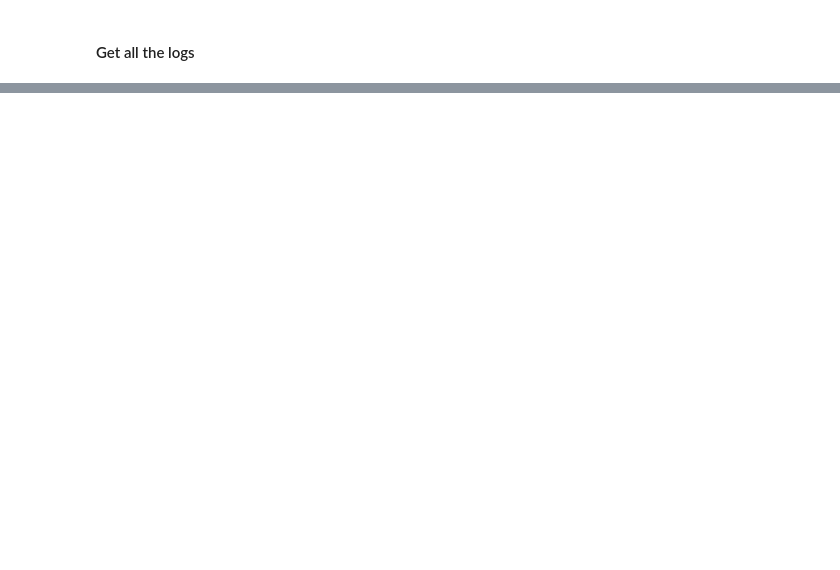
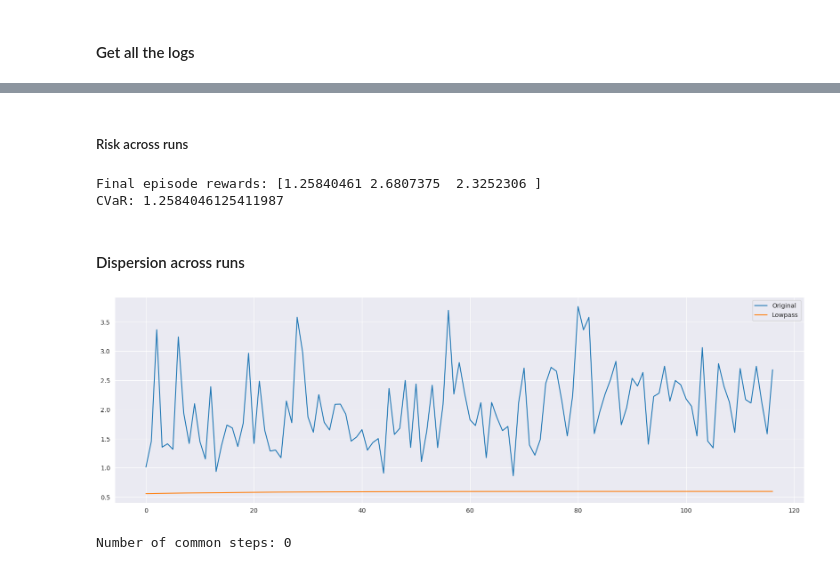
Before and after one commit to Farama-Foundation/A2Perf, a Jupyter notebook: viz/analysis/quadruped_locomotion/Metrics.ipynb, the cells around one changed output, grey strips where cells are left out. Saved outputs shown, nothing was run; the diff lists cells and outputs as text; code cells hidden in the pictures; blank space fills up the shorter version.

```diff
--- a/viz/analysis/quadruped_locomotion/Metrics.ipynb
+++ b/viz/analysis/quadruped_locomotion/Metrics.ipynb
@@ -83,0 +485,55 @@ sns.lineplot(data=ep_rew_df, x='step', y='value')
+# %% [markdown]
+
+##### Risk across runs
+# %%
+# Get the final episode reward for each seed
+final_episode_rewards = ep_rew_clean.groupby('seed').tail(1)
+print(f'Final episode rewards: {final_episode_rewards["value"].values}')
+
+# Compute the CVaR of the final episode rewards
+alpha = 0.05
+bottom_alpha_percent = np.percentile(final_episode_rewards['value'].values, alpha * 100, interpolation='linear')
+cvar = np.mean(final_episode_rewards['value'].values[final_episode_rewards['value'].values <= bottom_alpha_percent])
+print(f'CVaR: {cvar}')
+# %% [output]
+Final episode rewards: [1.25840461 2.6807375  2.3252306 ]
+CVaR: 1.2584046125411987
+# %% [markdown]
+#### Dispersion across runs
+# %%
+def lowpass_filter(curve, lowpass_thresh):
+    filt_b, filt_a = scipy.signal.butter(8, lowpass_thresh)
+
+    def butter_filter_fn(c):
+        padlen = min(len(c) - 1, 3 * max(len(filt_a), len(filt_b)))
+        return scipy.signal.filtfilt(filt_b, filt_a, curve, padlen=padlen)
+
+    processed_curve = butter_filter_fn(curve)
+    return processed_curve
+# %%
+# Plot the first curve before and after lowpass filtering
+curve = ep_rew_clean[ep_rew_clean['seed'] == '37']['value'].values
+lowpass_curve = lowpass_filter(curve, lowpass_thresh=0.01)
+
+plt.figure(figsize=(20, 6))  # Adjust the size as needed
+plt.plot(curve, label='Original')
+plt.plot(lowpass_curve, label='Lowpass')
+plt.legend()
+
+# Let's store the lowpass filtered curves in a new dataframe
+ep_rew_clean['lowpass_value'] = ep_rew_clean.groupby('seed')['value'].transform(
+    lambda x: lowpass_filter(x, low_pass_thresh))
+# %% [output]
+[figure, added]
+# %%
+# For dispersion across runs, we use a similar concept as the one used for dispersion within runs
+window_size = 4096  # this window size is a little different because we just need to capture a single value close to the designated eval point
+low_pass_thresh = 0.01
+
+# Group by seed, then get intersection of steps between seeds
+seed_steps_sets = seed_grouped_clean['step'].apply(set)
+common_steps = set.intersection(*seed_steps_sets)
+
+print(f'Number of common steps: {len(common_steps)}')
+# %% [output]
+Number of common steps: 0
```
Also changed, not shown: parts of 52 cells of this notebook, 3 other files.
